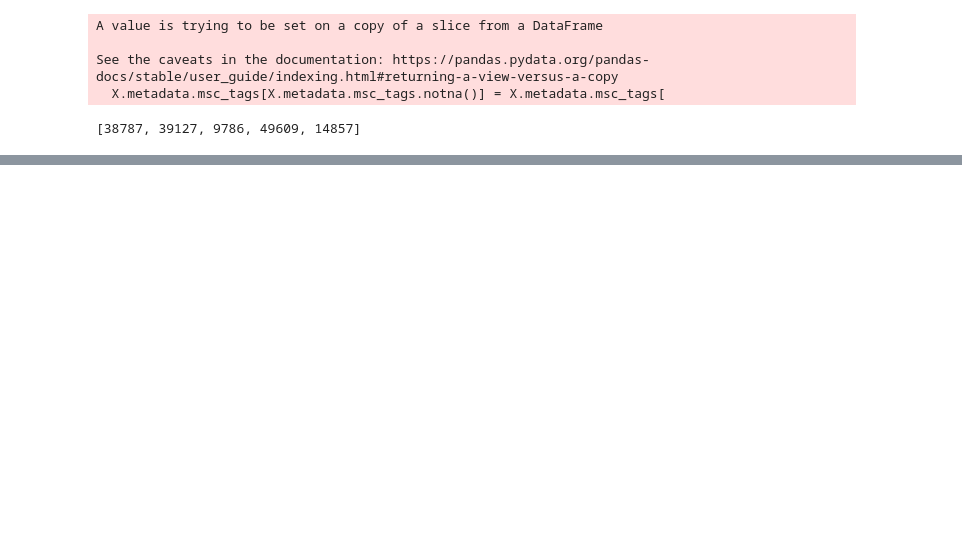
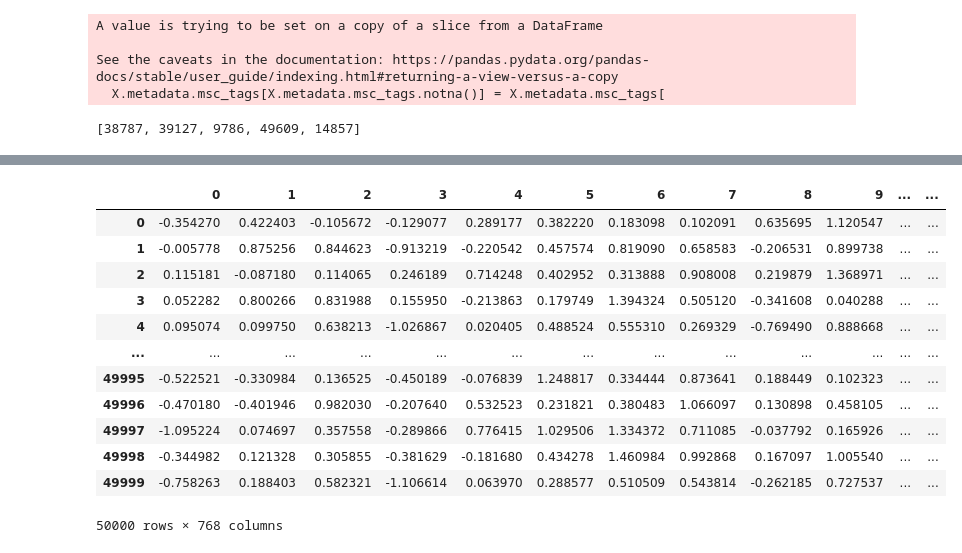
Before and after one commit to Michael-Geis/Fritz, a Jupyter notebook: prediction-flow-sample.ipynb, the cells around one changed output, grey strips where cells are left out. Saved outputs shown, nothing was run; the diff lists cells and outputs as text; code cells hidden in the pictures; blank space fills up the shorter version.

```diff
--- a/prediction-flow-sample.ipynb
+++ b/prediction-flow-sample.ipynb
@@ -155,0 +181,18 @@ recs.head()
+# %%
+emb = pd.read_feather("./data/libraries/APSP_50_allenai-specter/embeddings.feather")
+# %%
+emb
+# %% [output]
+|  | 0 | 1 | 2 | 3 | 4 | 5 | 6 | 7 | 8 | 9 | ... | ... |
+| 0 | -0.354270 | 0.422403 | -0.105672 | -0.129077 | 0.289177 | 0.382220 | 0.183098 | 0.102091 | 0.635695 | 1.120547 | ... | ... |
+| 1 | -0.005778 | 0.875256 | 0.844623 | -0.913219 | -0.220542 | 0.457574 | 0.819090 | 0.658583 | -0.206531 | 0.899738 | ... | ... |
+| 2 | 0.115181 | -0.087180 | 0.114065 | 0.246189 | 0.714248 | 0.402952 | 0.313888 | 0.908008 | 0.219879 | 1.368971 | ... | ... |
+| 3 | 0.052282 | 0.800266 | 0.831988 | 0.155950 | -0.213863 | 0.179749 | 1.394324 | 0.505120 | -0.341608 | 0.040288 | ... | ... |
+| 4 | 0.095074 | 0.099750 | 0.638213 | -1.026867 | 0.020405 | 0.488524 | 0.555310 | 0.269329 | -0.769490 | 0.888668 | ... | ... |
+| ... | ... | ... | ... | ... | ... | ... | ... | ... | ... | ... | ... | ... |
+| 49995 | -0.522521 | -0.330984 | 0.136525 | -0.450189 | -0.076839 | 1.248817 | 0.334444 | 0.873641 | 0.188449 | 0.102323 | ... | ... |
+| 49996 | -0.470180 | -0.401946 | 0.982030 | -0.207640 | 0.532523 | 0.231821 | 0.380483 | 1.066097 | 0.130898 | 0.458105 | ... | ... |
+| 49997 | -1.095224 | 0.074697 | 0.357558 | -0.289866 | 0.776415 | 1.029506 | 1.334372 | 0.711085 | -0.037792 | 0.165926 | ... | ... |
+| 49998 | -0.344982 | 0.121328 | 0.305855 | -0.381629 | -0.181680 | 0.434278 | 1.460984 | 0.992868 | 0.167097 | 1.005540 | ... | ... |
+| 49999 | -0.758263 | 0.188403 | 0.582321 | -1.106614 | 0.063970 | 0.288577 | 0.510509 | 0.543814 | -0.262185 | 0.727537 | ... | ... |
+50000 rows × 768 columns
```
Also changed, not shown: parts of 10 cells of this notebook, 7 other files.
